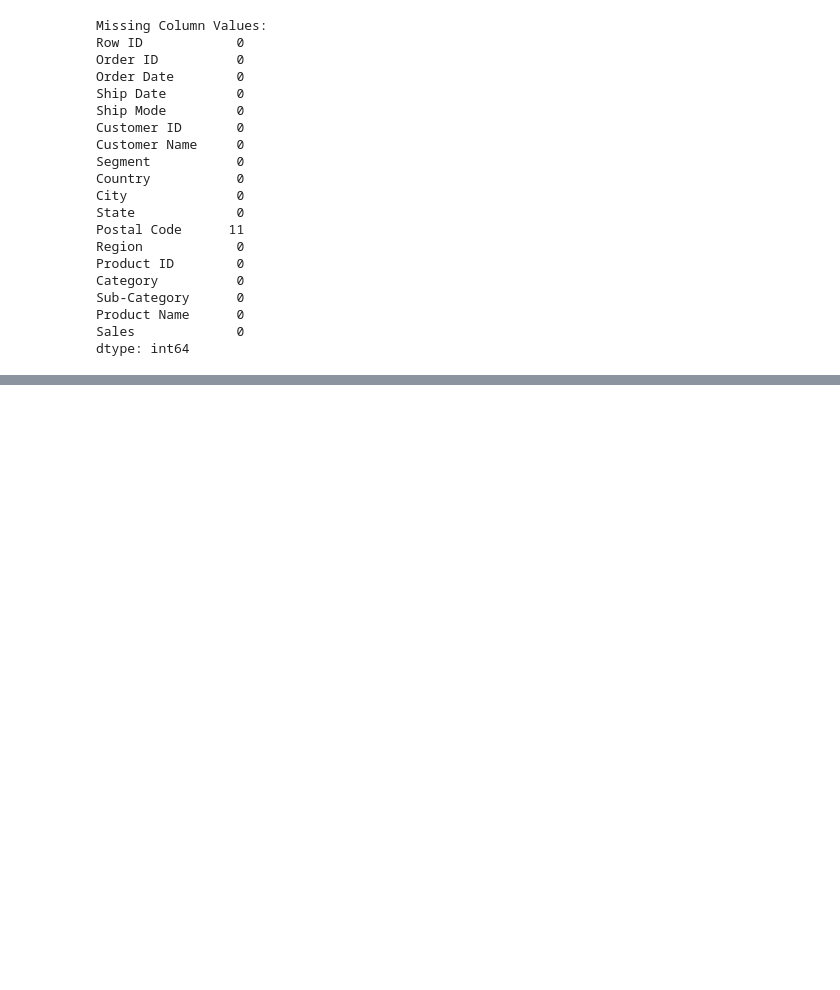
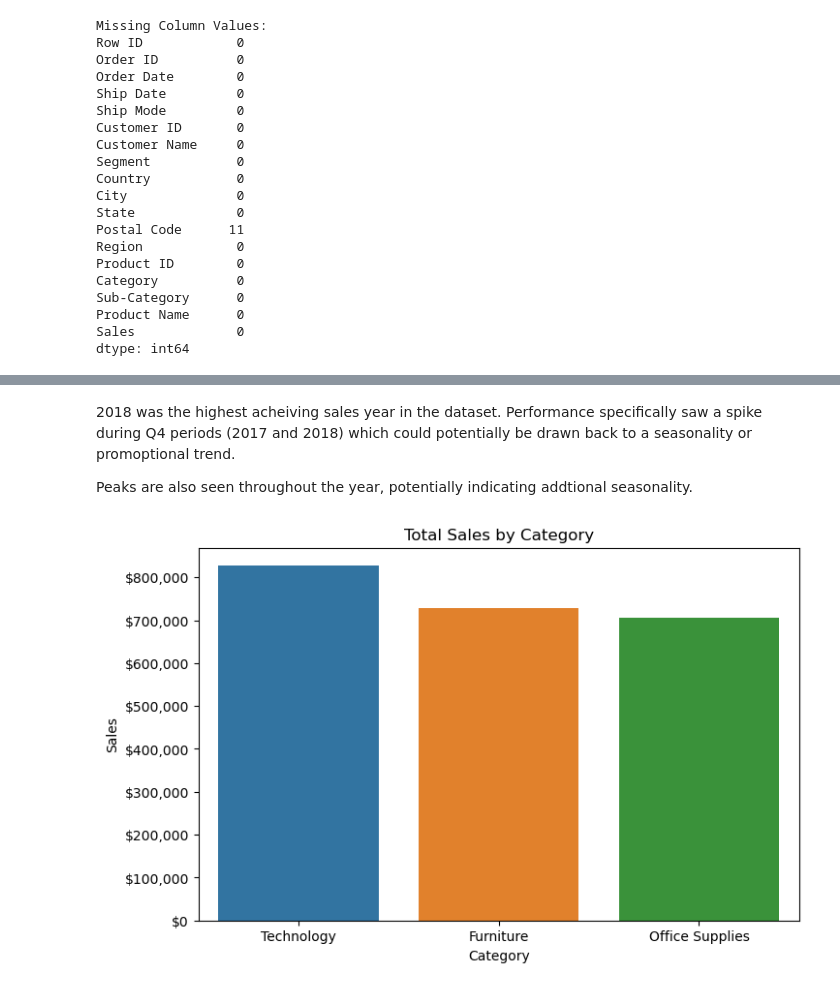
Before and after one commit to jaimetarantola/Sales-Forecast, a Jupyter notebook: notebooks/SF_EDA.ipynb, the cells around one changed output, grey strips where cells are left out. Drawn from its saved outputs; the diff is of its cells as text; code cells hidden in the pictures; blank space fills up the shorter version.

```diff
--- a/notebooks/SF_EDA.ipynb
+++ b/notebooks/SF_EDA.ipynb
@@ -83,0 +146,24 @@ dtype: int64
+# %% [markdown]
+2018 was the highest acheiving sales year in the dataset.
+Performance specifically saw a spike during Q4 periods (2017 and 2018) which could potentially be drawn back to a seasonality or promoptional trend.
+
+Peaks are also seen throughout the year, potentially indicating addtional seasonality.
+# %%
+#Sales by Category
+
+#Group sales by category
+category_sales = df.groupby('Category')['Sales'].sum().sort_values(ascending=False)
+
+plt.figure(figsize=(8,5))
+sns.barplot(x=category_sales.index, y=category_sales.values)
+plt.title("Total Sales by Category")
+plt.ylabel("Sales")
+plt.xlabel("Category")
+
+#Format sales as currency without decimals
+formatter = mticker.StrMethodFormatter('${x:,.0f}')
+plt.gca().yaxis.set_major_formatter(formatter)
+
+plt.show()
+# %% [output]
+[figure, added]
```
Also changed, not shown: parts of 16 cells of this notebook.
